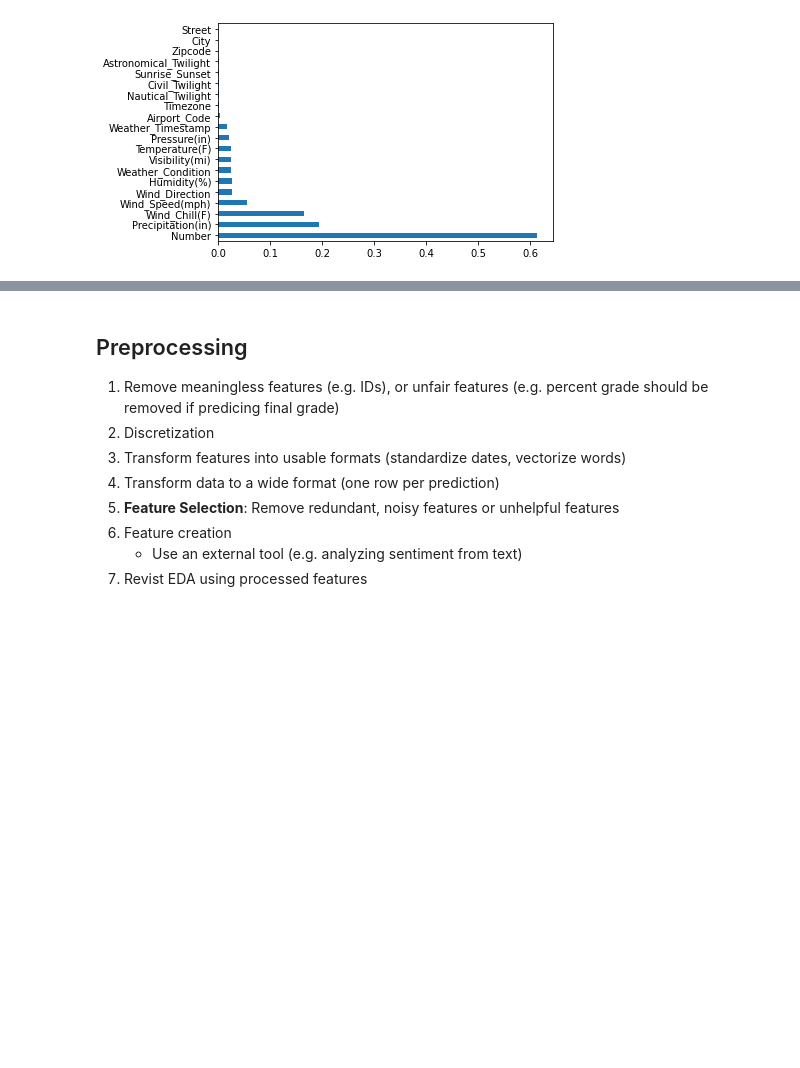
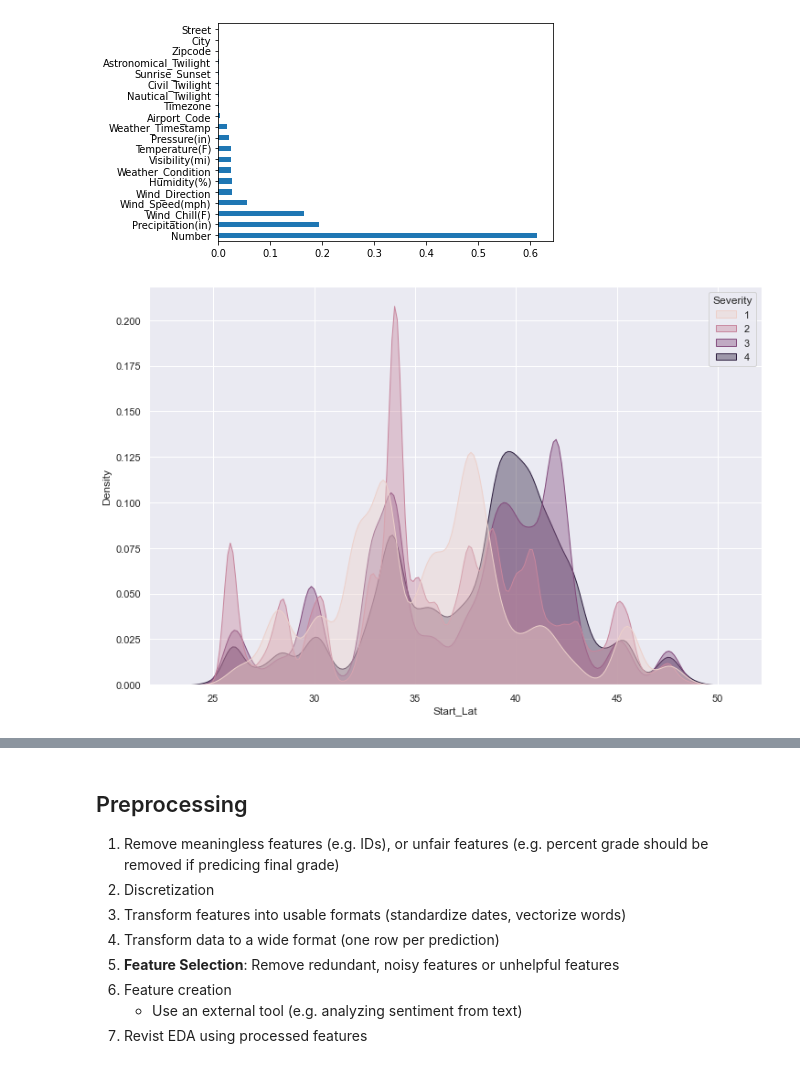
Before and after one commit to jackyhuynh/us_car_accident_analyst_using_python, a Jupyter notebook: src/script.ipynb, the cells around one changed output, grey strips where cells are left out. Saved outputs shown, nothing was run; the diff lists cells and outputs as text; code cells hidden in the pictures; blank space fills up the shorter version.

```diff
--- a/src/script.ipynb
+++ b/src/script.ipynb
@@ -62,3 +69,14 @@ missing_percentage[missing_percentage!=0].plot(kind='barh')
 # %% [output]
 <AxesSubplot:>
 [figure]
+# %%
+# Set figure size
+plt.rcParams["figure.figsize"]=12,8
+
+sns.set(style='darkgrid')
+
+# stacked density plot
+sns.kdeplot(data=df, x="Start_Lat", hue="Severity", fill=True, common_norm=False, alpha=0.4)
+plt.show()
+# %% [output]
+[figure, added]
```
Also changed, not shown: parts of 14 cells of this notebook.
